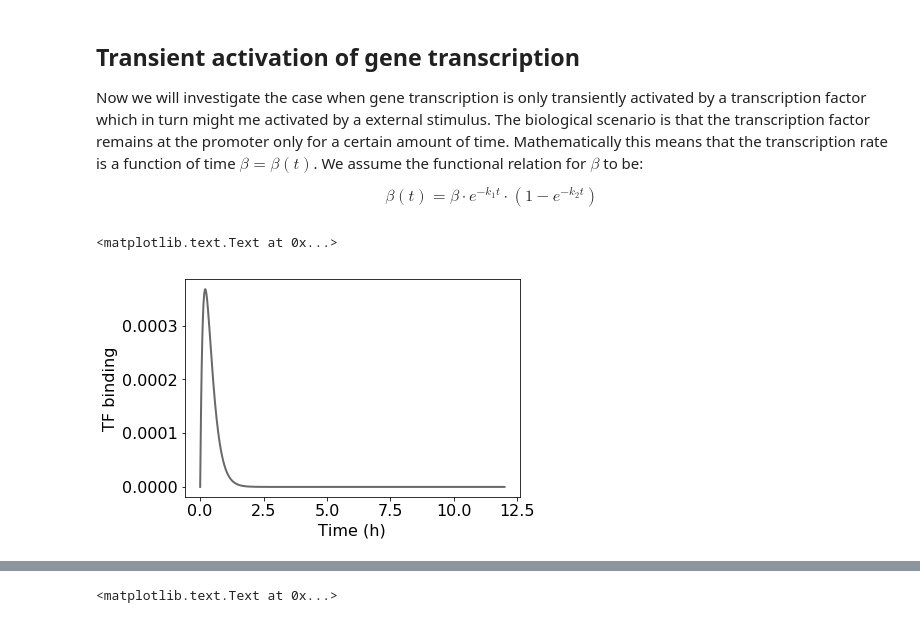
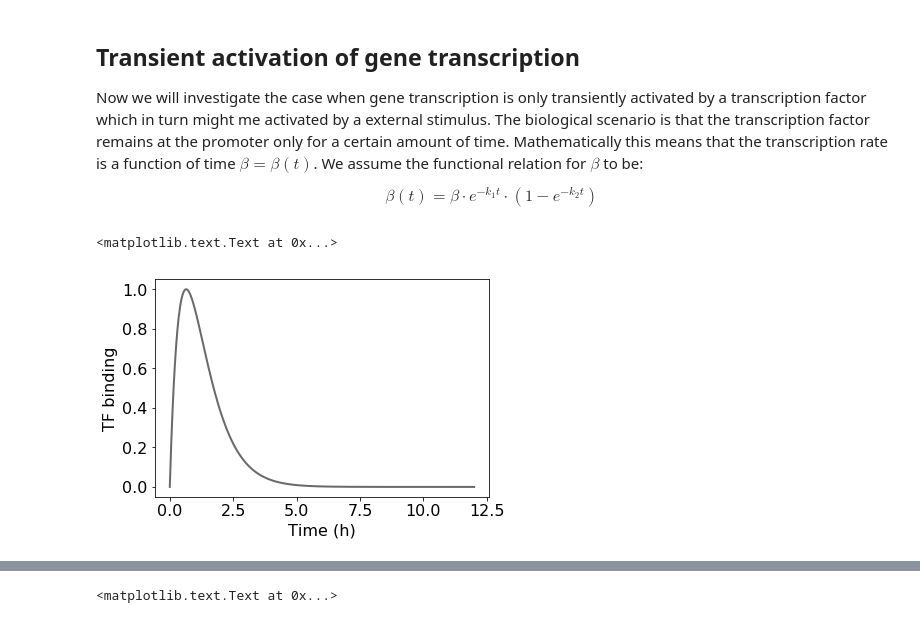
Before and after one commit to baumgast/Biomedicine-teaching, a Jupyter notebook: Biomedicine Master 2017, dynamic modeling.ipynb, the cells around one changed output, grey strips where cells are left out. Drawn from its saved outputs; the diff is of its cells as text; code cells hidden in the pictures.

Commit message:
Finalised exercised and plots
still need to prepare an extra NB for the students without the
solutions of the exercises

```diff
--- a/Biomedicine Master 2017, dynamic modeling.ipynb
+++ b/Biomedicine Master 2017, dynamic modeling.ipynb
@@ -344,16 +451,16 @@ def solve_ODE_time_dependent_transcription(x,t,param,param_binding):
 # %%
 # visualize the TF binding pattern
-k_1 = 5
-k_2 = 0.005
-beta = 1
+k_1 = 1.5
+k_2 = 0.1
 param_binding = [k_1,k_2]
 tt = sp.linspace(0,12,1000)
-binding = beta*TF_binding(param_binding,tt)
+binding = TF_binding(param_binding,tt)
+binding = binding/binding.max()
 
 fig,ax = pl.subplots(1,1, figsize = (6,4))
 ax.plot(tt,binding, lw = line_width, color = color_phase_space)
 ax.set_ylabel('TF binding')
 ax.set_xlabel('Time (h)')
 # %% [output]
 <matplotlib.text.Text at 0x...>
-[figure, old version]
+[figure, new version]
```
Also changed, not shown: parts of 29 cells of this notebook.
